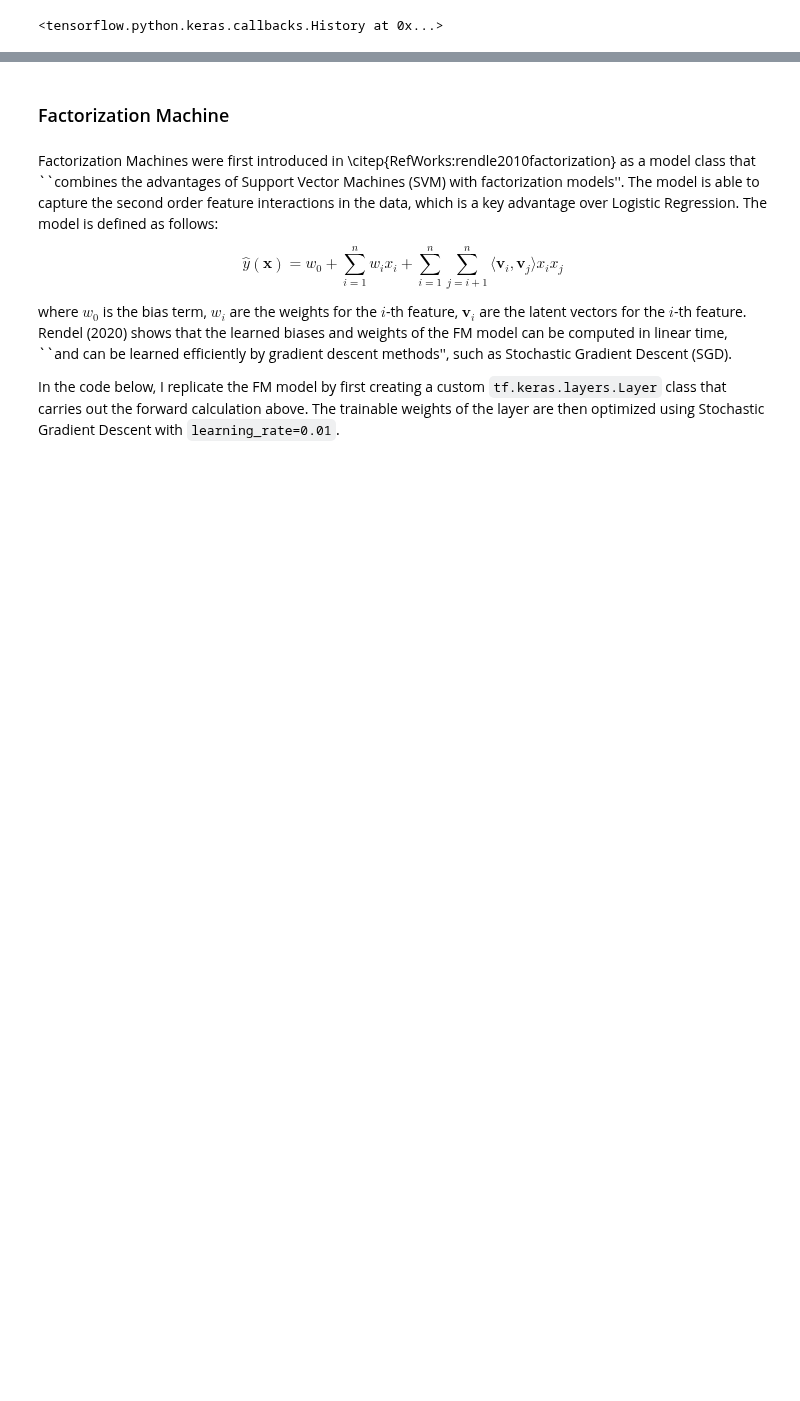
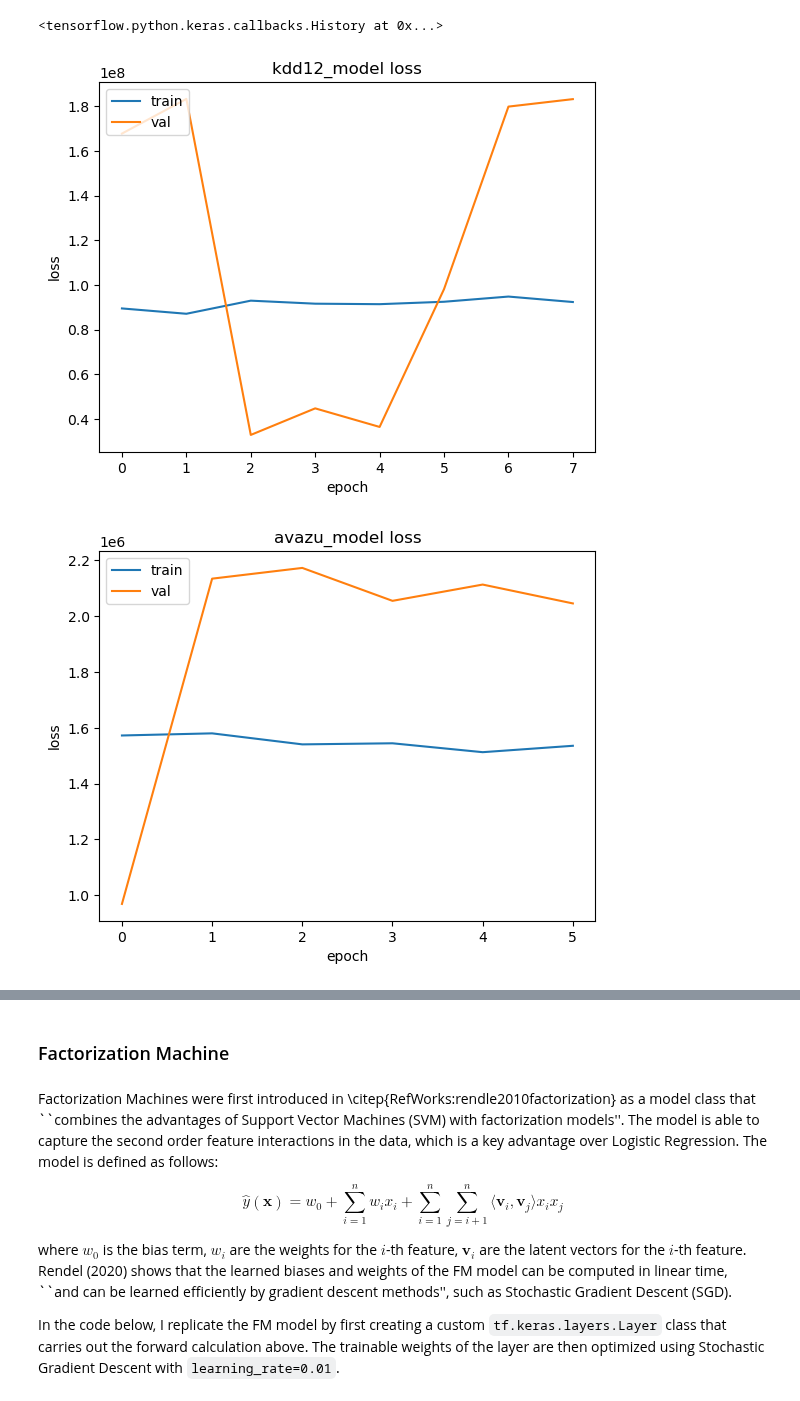
Before and after one commit to martinbatek/drl-ad-personalization, a Jupyter notebook: first_draft_notebook.ipynb, the cells around one changed output, grey strips where cells are left out. Drawn from its saved outputs; the diff is of its cells as text; code cells hidden in the pictures; blank space fills up the shorter version.

```diff
--- a/first_draft_notebook.ipynb
+++ b/first_draft_notebook.ipynb
@@ -843,31 +840,34 @@ Epoch 8/15
 # %%
 # Plot the training and validation losses for each epoch
 # Read in the history logs
 kdd12_history = pd.read_csv('logs/kdd12_lr.csv')
 avazu_history = pd.read_csv('logs/avazu_lr.csv')
 criteo_history = pd.read_csv('logs/criteo_lr.csv')
 
 # Plot the training history
 plt.plot(kdd12_history['binary_crossentropy'])
 plt.plot(kdd12_history['val_binary_crossentropy'])
-plt.title('kdd12_lr_model loss')
+plt.title('kdd12_model loss')
 plt.ylabel('loss')
 plt.xlabel('epoch')
 plt.legend(['train', 'val'], loc='upper left')
 plt.show()
 
 plt.plot(avazu_history['binary_crossentropy'])
 plt.plot(avazu_history['val_binary_crossentropy'])
-plt.title('avazu_fnn_model loss')
+plt.title('avazu_model loss')
 plt.ylabel('loss')
 plt.xlabel('epoch')
 plt.legend(['train', 'val'], loc='upper left')
 plt.show()
 
 plt.plot(criteo_history['binary_crossentropy'])
-plt.plot(criteo_fnn_history['val_binary_crossentropy'])
-plt.title('criteo_fnn_model loss')
+plt.plot(criteo_history['val_binary_crossentropy'])
+plt.title('criteo_model loss')
 plt.ylabel('loss')
 plt.xlabel('epoch')
 plt.legend(['train', 'val'], loc='upper left')
 plt.show()
+# %% [output]
+[figure, added]
+[figure, added]
```
Also changed, not shown: parts of 21 cells of this notebook, 12 other files.
